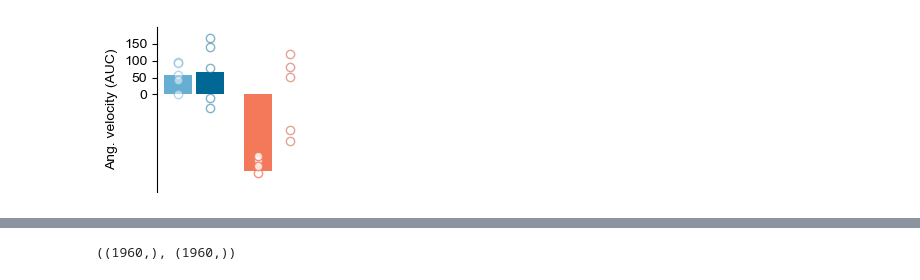
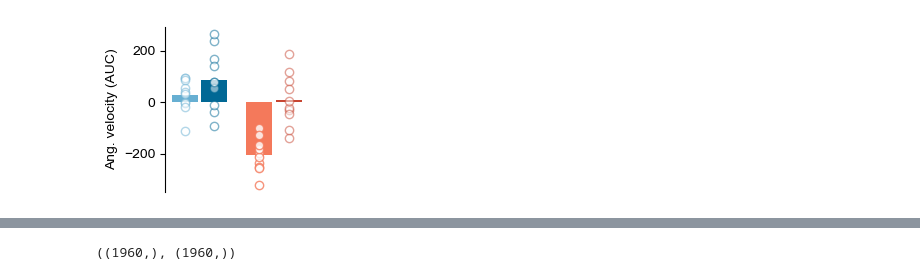
Before and after one commit to jaimemcc/bazzino, a Jupyter notebook: notebooks/figs_for_ang_vel.ipynb, the cells around one changed output, grey strips where cells are left out. Drawn from its saved outputs; the diff is of its cells as text; code cells hidden in the pictures.

```diff
--- a/notebooks/figs_for_ang_vel.ipynb
+++ b/notebooks/figs_for_ang_vel.ipynb
@@ -16,7 +16,7 @@ plt.rcParams['savefig.dpi'] = 300
 plt.rcParams['savefig.transparent'] = True
 colors = ["#67AFD2", "#016895", "#F4795B", "#C74632"]
 
-savefigs = False
+savefigs = True
 
 DATAFOLDER = Path("..//data")
 RESULTSFOLDER = Path("..//results")
@@ -64,3 +24,10 @@ x_vel.shape
+# %%
+with open(DATAFOLDER / "bazzino_data.pickle", "rb") as f:
+    data = dill.load(f)
+
+x_array = data["x_array"]
+snips_photo = data["snips_photo"]
+snips_vel = data["snips_vel"]
 # %%
 def smooth_array(arr, window_size=5):
     """
@@ -352,32 +203,32 @@ array([[0.79033573, 0.71926936, 0.68202478, 0.64266638, 0.64682422,
 # %%
 f, ax = plt.subplots(figsize=(2.2, 2.2),
-                     gridspec_kw={"left": 0.25, "right": 0.95, "top": 0.95, "bottom": 0.2})
+                     gridspec_kw={"left": 0.3, "right": 0.95, "top": 0.95, "bottom": 0.2})
 
 
-aucs = [f_replete_aucs, f_deplete_aucs]
+aucs = [replete_aucs, deplete_aucs]
 barx = [1, 2]
 barwidth=0.35
 
 spacer = 0.2
 ax.bar(barx[0] - spacer, np.mean(aucs[0][0]), color=colors[0], width=barwidth)
 ax.bar(barx[0] + spacer, np.mean(aucs[0][1]), color=colors[1], width=barwidth)
 
 ax.bar(barx[1] - spacer, np.mean(aucs[1][0]), color=colors[2], width=barwidth)
 ax.bar(barx[1] + spacer, np.mean(aucs[1][1]), color=colors[3], width=barwidth)
 
 ax.scatter([barx[0] - spacer]*len(aucs[0][0]), aucs[0][0], facecolors="white", edgecolors=colors[0], alpha=0.5)
 ax.scatter([barx[0] + spacer]*len(aucs[0][1]), aucs[0][1], facecolors="white", edgecolors=colors[1], alpha=0.5)
 ax.scatter([barx[1] - spacer]*len(aucs[1][0]), aucs[1][0], facecolors="white", edgecolors=colors[2], alpha=0.8)
 ax.scatter([barx[1] + spacer]*len(aucs[1][1]), aucs[1][1], facecolors="white", edgecolors=colors[3], alpha=0.5)
 
 sns.despine(ax=ax, top=True, right=True, left=False, bottom=True)
 ax.set_xticks([])
-ax.set_yticks([-0, 50, 100, 150])
-ax.set_ylim([-290,200])
+#ax.set_yticks([-300, -200, -100, 0, ])
+#ax.set_ylim([-290,200])
 
 ax.set_ylabel("Ang. velocity (AUC)", fontsize=10)
 
 if savefigs:
-    f.savefig(FIGSFOLDER / "aucs_vel_female.pdf")
+    f.savefig(FIGSFOLDER / "aucs_vel.pdf")
 # %% [output]
-[figure, old version]
+[figure, new version]
```
Also changed, not shown: parts of 11 cells of this notebook, 2 other files.
